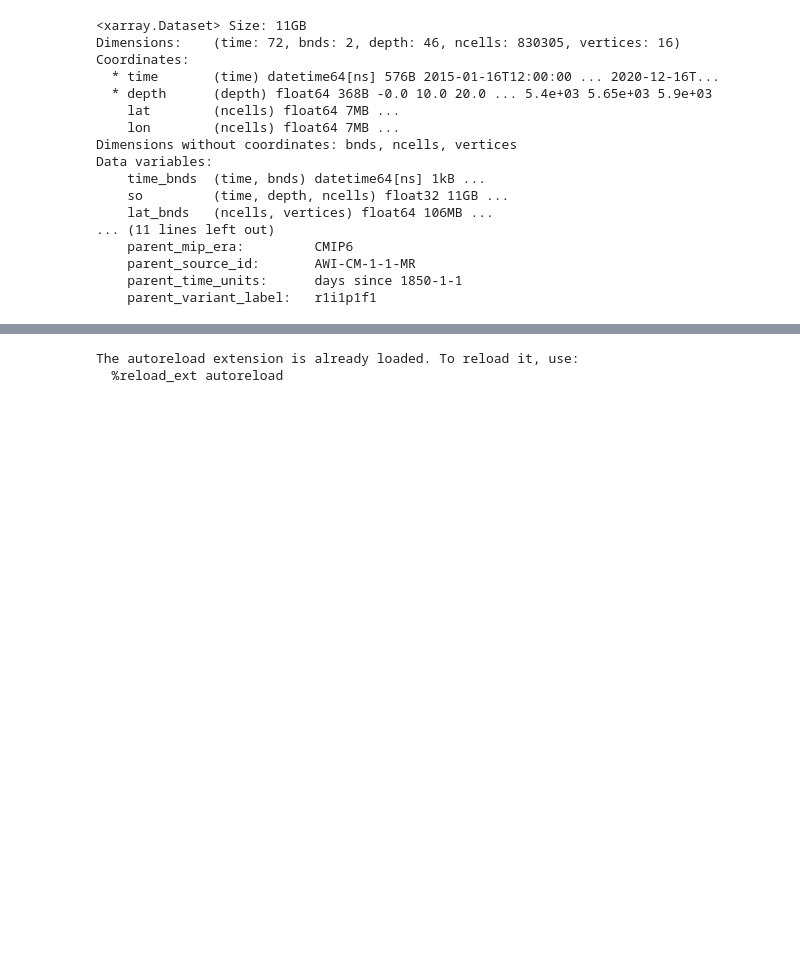
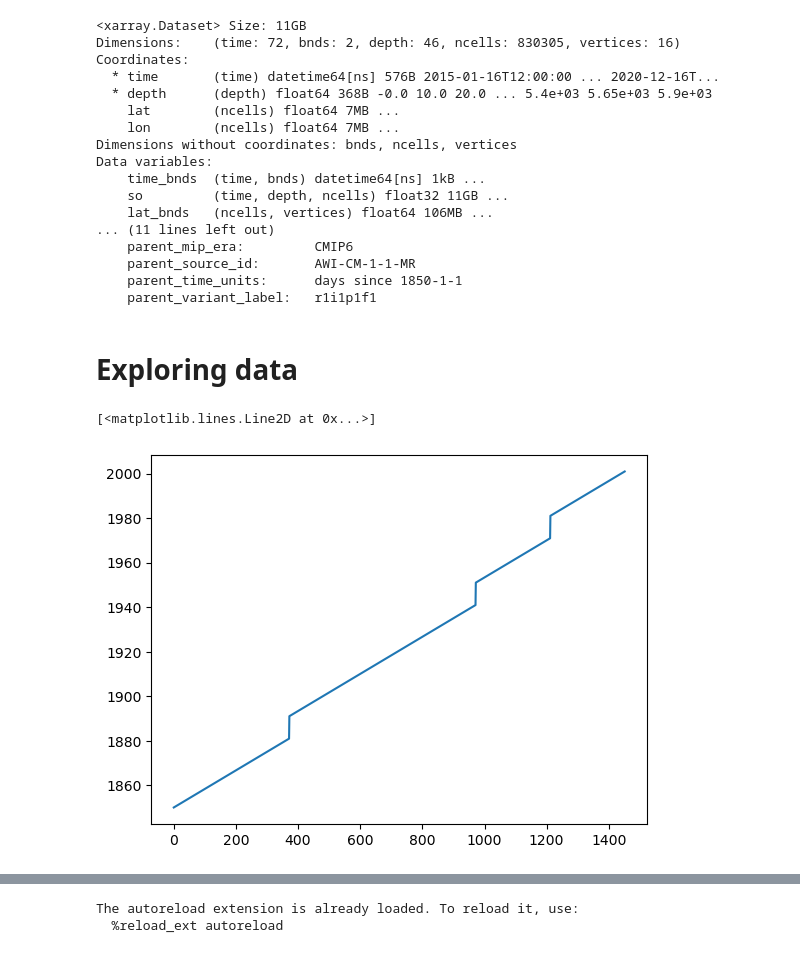
Before and after one commit to orlando-code/cmipper, a Jupyter notebook: notebooks/dev/test.ipynb, the cells around one changed output, grey strips where cells are left out. Saved outputs shown, nothing was run; the diff lists cells and outputs as text; code cells hidden in the pictures; blank space fills up the shorter version.

```diff
--- a/notebooks/dev/test.ipynb
+++ b/notebooks/dev/test.ipynb
@@ -759,3 +736,16 @@ Data variables:
     parent_source_id:       AWI-CM-1-1-MR
     parent_time_units:      days since 1850-1-1
     parent_variant_label:   r1i1p1f1
+# %% [markdown]
+# Exploring data
+# %%
+# load timeseries
+rsdo_dir = "/maps/rt582/cmipper/.esgpull/data/CMIP6/CMIP/AWI/AWI-CM-1-1-MR/historical/r5i1p1f1/Omon/rsdo/gn/v20181218/remapped"
+
+all_rsdo = utils.process_xa_d(xa.open_mfdataset(f"{rsdo_dir}/*.nc"))
+plt.plot(all_rsdo.time)
+
+# plot timeseries with mean and range
+# %% [output]
+[<matplotlib.lines.Line2D at 0x...>]
+[figure, added]
```
Also changed, not shown: parts of 45 cells of this notebook, 3 other files.
